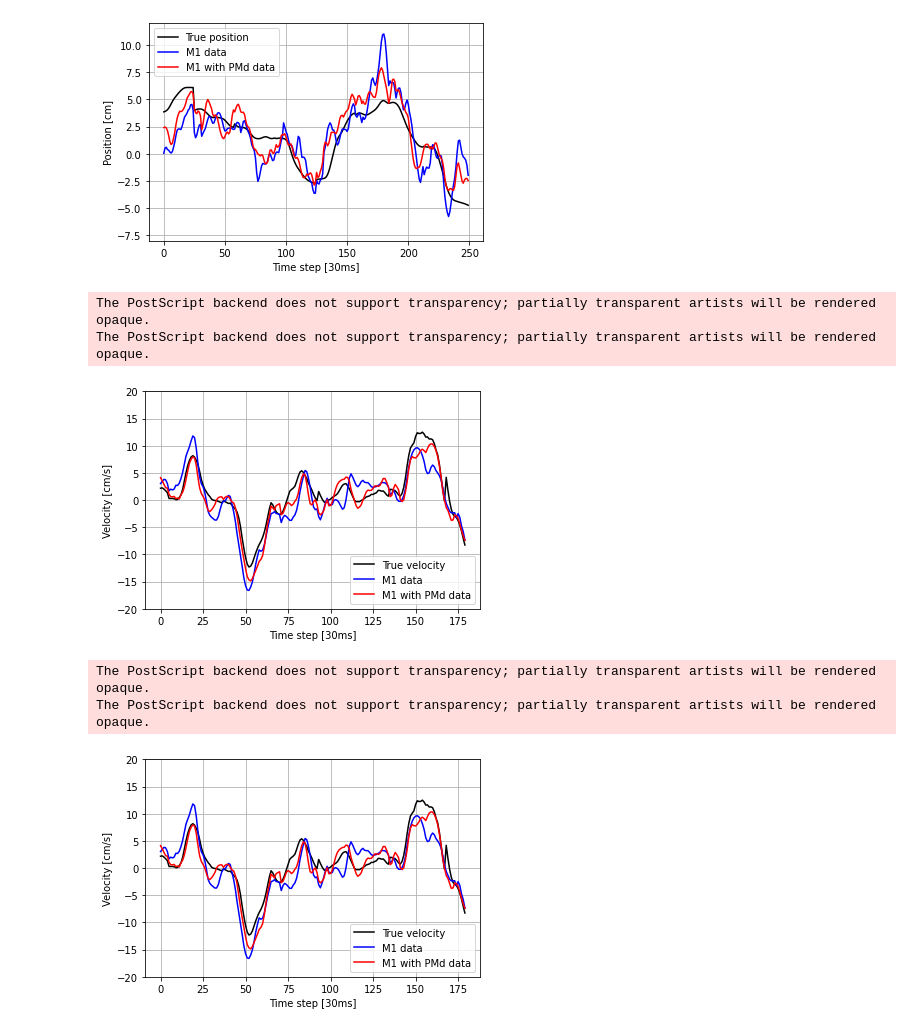
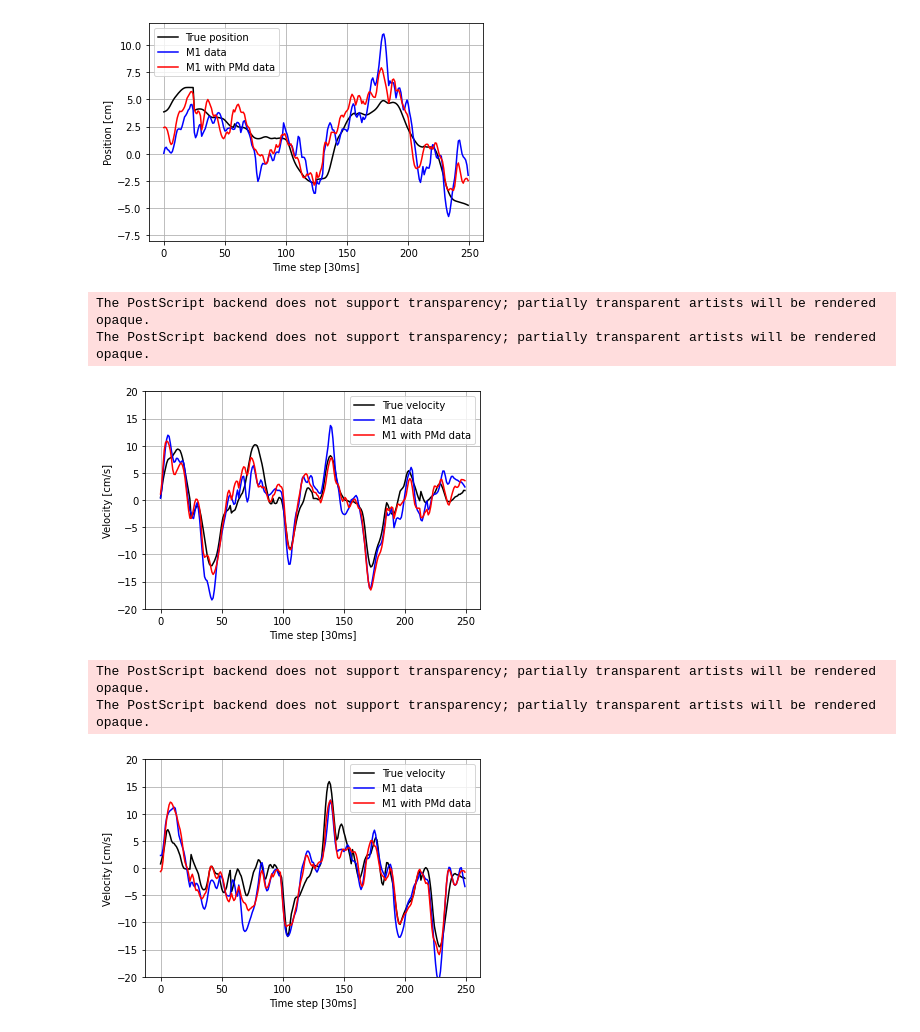
Before and after one commit to jonskerlj/Enhancing_BMIs, a Jupyter notebook: Report figures/FFNN_SR_figures.ipynb, the cells around one changed output. Drawn from its saved outputs; the diff is of its cells as text; code cells hidden in the pictures.

Commit message:
Fixed some figures

```diff
--- a/Report figures/FFNN_SR_figures.ipynb
+++ b/Report figures/FFNN_SR_figures.ipynb
@@ -211,27 +211,27 @@ The PostScript backend does not support transparency; partially transparent arti
 [figure]
 # %%
 fig_x_dnn=plt.figure()
-plt.plot(y_valid[1170:1350,0],'k',label="True velocity")
-plt.plot(predictions[0][1170:1350,0],'b',label="M1 data")
-plt.plot(predictions[1][1170:1350,0],'r',label="M1 with PMd data")
+plt.plot(y_valid[1050:1300,0],'k',label="True velocity")
+plt.plot(predictions[0][1050:1300,0],'b',label="M1 data")
+plt.plot(predictions[1][1050:1300,0],'r',label="M1 with PMd data")
 plt.grid()
 #plt.plot(y_valid_predicted_wf[-1-38:,0]+y_train_mean[0],'r', label="Predicted velocity")
 plt.legend(loc="best")
 plt.xlabel("Time step [30ms]")
 plt.ylabel("Velocity [cm/s]")
 plt.ylim([-20, 20])
 #plt.savefig('figures/SR_example_predictions/FFNN_SR_vel_X.eps', format='eps')
 #plt.savefig('figures/SR_example_predictions/FFNN_SR_vel_X.png')
 plt.show()
 # %% [output]
 The PostScript backend does not support transparency; partially transparent artists will be rendered opaque.
 The PostScript backend does not support transparency; partially transparent artists will be rendered opaque.
-[figure, old version]
+[figure, new version]
 # %%
 fig_x_dnn=plt.figure()
-plt.plot(y_valid[1170:1350,0],'k',label="True velocity")
-plt.plot(predictions[0][1170:1350,0],'b',label="M1 data")
-plt.plot(predictions[1][1170:1350,0],'r',label="M1 with PMd data")
+plt.plot(y_valid[1050:1300,1],'k',label="True velocity")
+plt.plot(predictions[0][1050:1300,1],'b',label="M1 data")
+plt.plot(predictions[1][1050:1300,1],'r',label="M1 with PMd data")
 plt.grid()
 #plt.plot(y_valid_predicted_wf[-1-38:,0]+y_train_mean[0],'r', label="Predicted velocity")
 plt.legend(loc="best")
@@ -244,4 +244,4 @@ plt.show()
 # %% [output]
 The PostScript backend does not support transparency; partially transparent artists will be rendered opaque.
 The PostScript backend does not support transparency; partially transparent artists will be rendered opaque.
-[figure, old version]
+[figure, new version]
```
Also changed, not shown: parts of 2 cells of this notebook, 28 other files.
